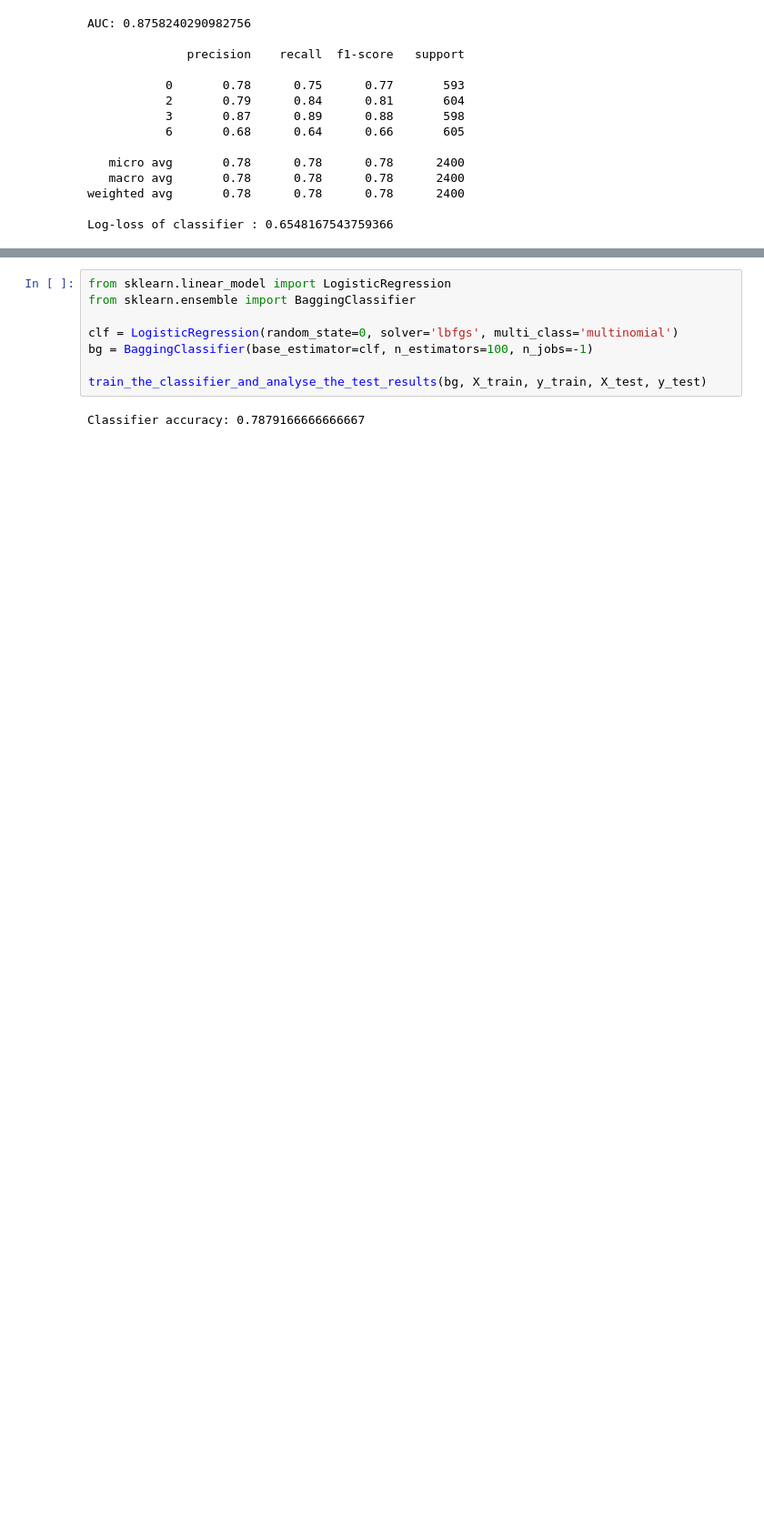
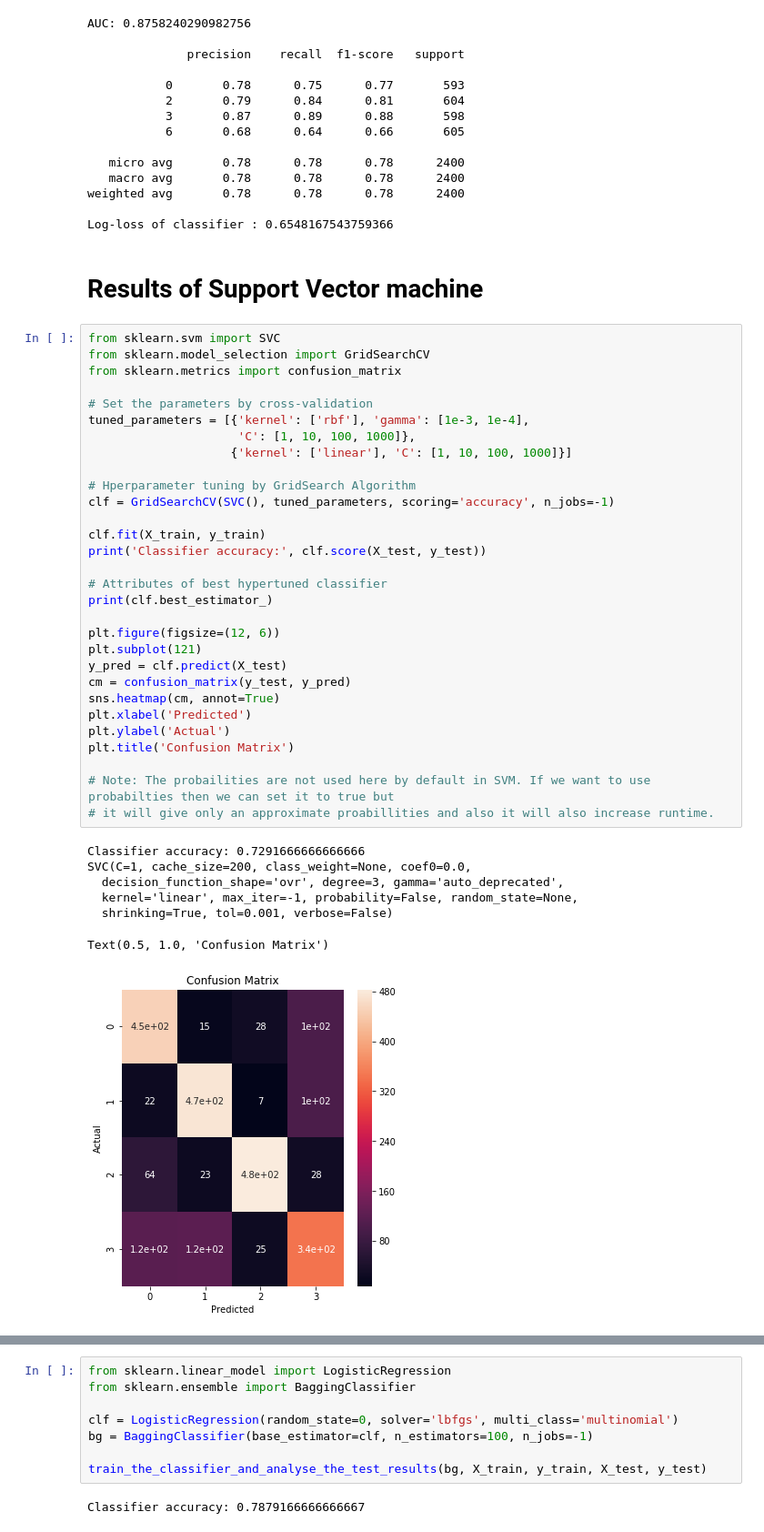
Before and after one commit to TheAnkurPandey/MIDASS_SIT, a Jupyter notebook: CV_Problem/ImageClassificationTask.ipynb, the cells around one changed output, grey strips where cells are left out. Shown at 91% size. Saved outputs shown, nothing was run; the diff lists cells and outputs as text; blank space fills up the shorter version.

Commit message:
Added classifiers

```diff
--- a/CV_Problem/ImageClassificationTask.ipynb
+++ b/CV_Problem/ImageClassificationTask.ipynb
@@ -248,3 +337,43 @@ AUC: 0.8758240290982756
 weighted avg       0.78      0.78      0.78      2400
 
 Log-loss of classifier : 0.6548167543759366
+# %% [markdown]
+# Results of Support Vector machine
+# %%
+from sklearn.svm import SVC
+from sklearn.model_selection import GridSearchCV
+from sklearn.metrics import confusion_matrix
+
+# Set the parameters by cross-validation
+tuned_parameters = [{'kernel': ['rbf'], 'gamma': [1e-3, 1e-4],
+                     'C': [1, 10, 100, 1000]},
+                    {'kernel': ['linear'], 'C': [1, 10, 100, 1000]}]
+
+# Hperparameter tuning by GridSearch Algorithm
+clf = GridSearchCV(SVC(), tuned_parameters, scoring='accuracy', n_jobs=-1)
+
+clf.fit(X_train, y_train)
+print('Classifier accuracy:', clf.score(X_test, y_test))
+
+# Attributes of best hypertuned classifier
+print(clf.best_estimator_)
+
+plt.figure(figsize=(12, 6))
+plt.subplot(121)
+y_pred = clf.predict(X_test)
+cm = confusion_matrix(y_test, y_pred)
+sns.heatmap(cm, annot=True)
+plt.xlabel('Predicted')
+plt.ylabel('Actual')
+plt.title('Confusion Matrix')
+
+# Note: The probailities are not used here by default in SVM. If we want to use probabilties then we can set it to true but
+# it will give only an approximate proabillities and also it will also increase runtime.
+# %% [output]
+Classifier accuracy: 0.7291666666666666
+SVC(C=1, cache_size=200, class_weight=None, coef0=0.0,
+  decision_function_shape='ovr', degree=3, gamma='auto_deprecated',
+  kernel='linear', max_iter=-1, probability=False, random_state=None,
+  shrinking=True, tol=0.001, verbose=False)
+Text(0.5, 1.0, 'Confusion Matrix')
+[figure, added]
```
Also changed, not shown: parts of 38 cells of this notebook, 1 other file.
